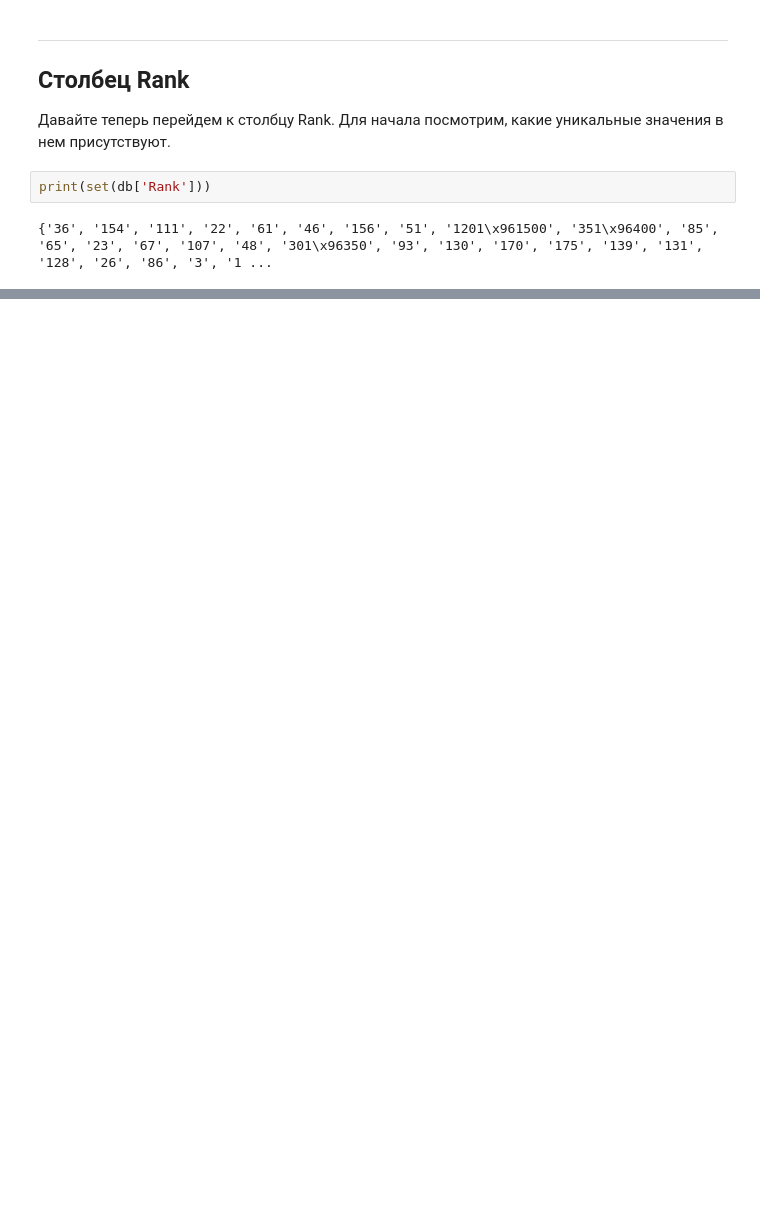
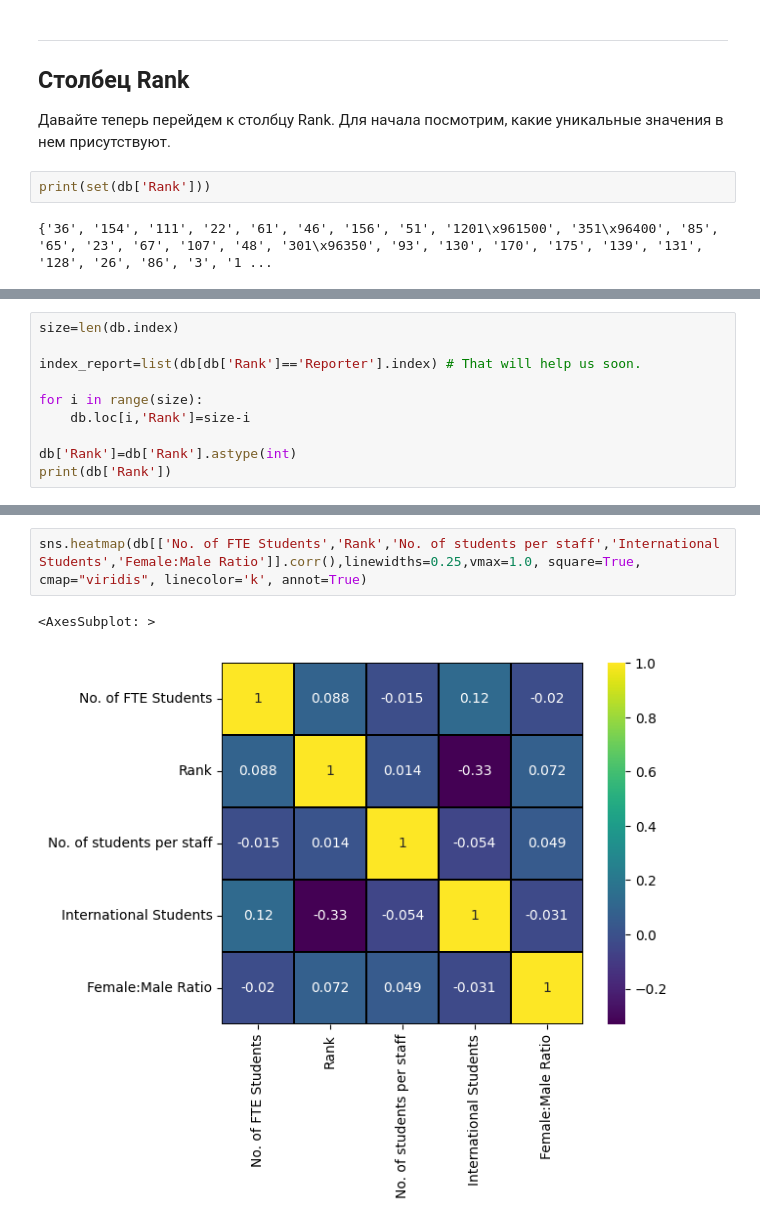
Before and after one commit to Enoki-ru/world_universities, a Jupyter notebook: main.ipynb, the cells around one changed output, grey strips where cells are left out. Drawn from its saved outputs; the diff is of its cells as text; blank space fills up the shorter version.

```diff
--- a/main.ipynb
+++ b/main.ipynb
@@ -301,0 +289,10 @@ for index, row in db.iterrows():
+# %%
+size=len(db.index)
+
+index_report=list(db[db['Rank']=='Reporter'].index) # That will help us soon.
+
+for i in range(size):
+    db.loc[i,'Rank']=size-i
+
+db['Rank']=db['Rank'].astype(int)
+print(db['Rank'])
@@ -301,0 +334,5 @@ for index, row in db.iterrows():
+# %%
+sns.heatmap(db[['No. of FTE Students','Rank','No. of students per staff','International Students','Female:Male Ratio']].corr(),linewidths=0.25,vmax=1.0, square=True, cmap="viridis", linecolor='k', annot=True)
+# %% [output]
+<AxesSubplot: >
+[figure, added]
```
Also changed, not shown: parts of 11 cells of this notebook.
